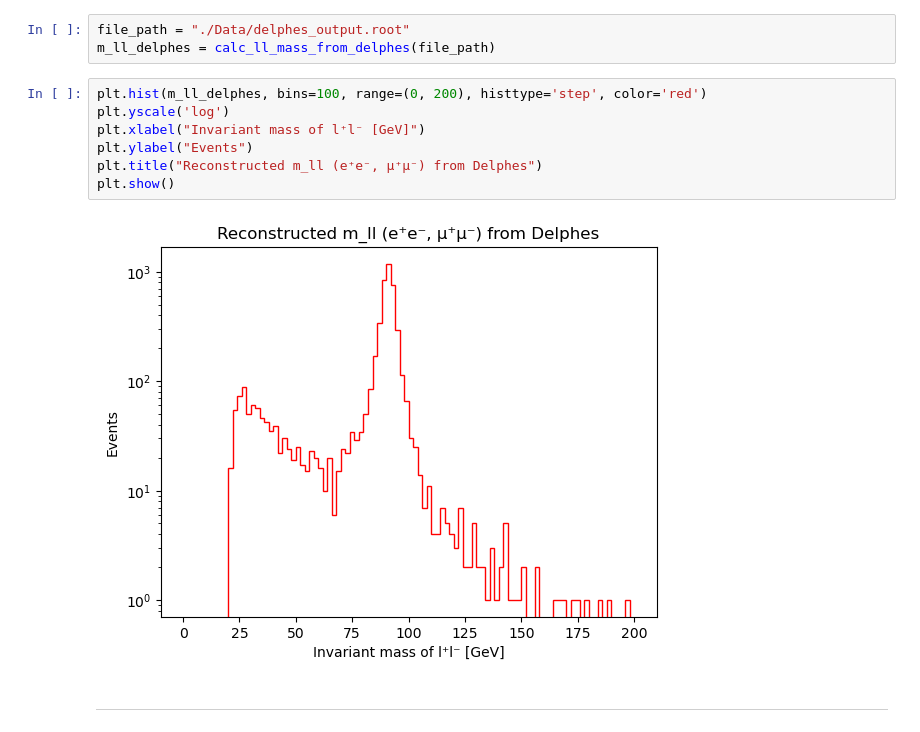
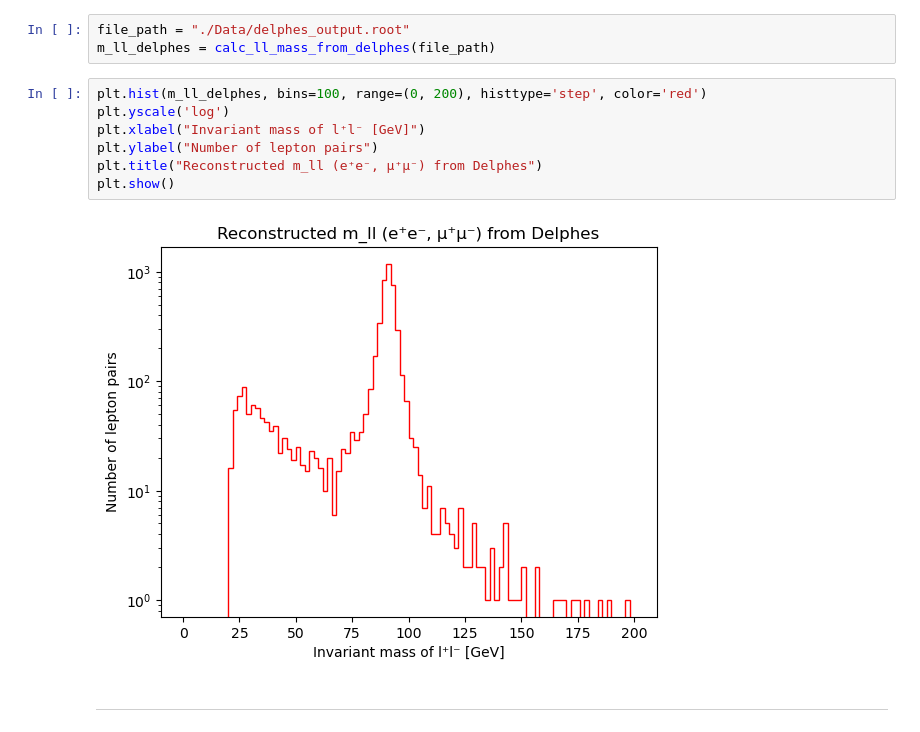
Before and after one commit to HeechanYi/MadGraph, a Jupyter notebook: Drell_Yan_Process/Drell_Yan_Analysis.ipynb, the cells around one changed output. Drawn from its saved outputs; the diff is of its cells as text.

```diff
--- a/Drell_Yan_Process/Drell_Yan_Analysis.ipynb
+++ b/Drell_Yan_Process/Drell_Yan_Analysis.ipynb
@@ -292,12 +294,12 @@ m_ll_delphes = calc_ll_mass_from_delphes(file_path)
 # %%
 plt.hist(m_ll_delphes, bins=100, range=(0, 200), histtype='step', color='red')
 plt.yscale('log')
 plt.xlabel("Invariant mass of l⁺l⁻ [GeV]")
-plt.ylabel("Events")
+plt.ylabel("Number of lepton pairs")
 plt.title("Reconstructed m_ll (e⁺e⁻, μ⁺μ⁻) from Delphes")
 plt.show()
 # %% [output]
-[figure, old version]
+[figure, new version]
 # %% [markdown]
 ---
 # %%
```
Also changed, not shown: parts of 5 cells of this notebook.
